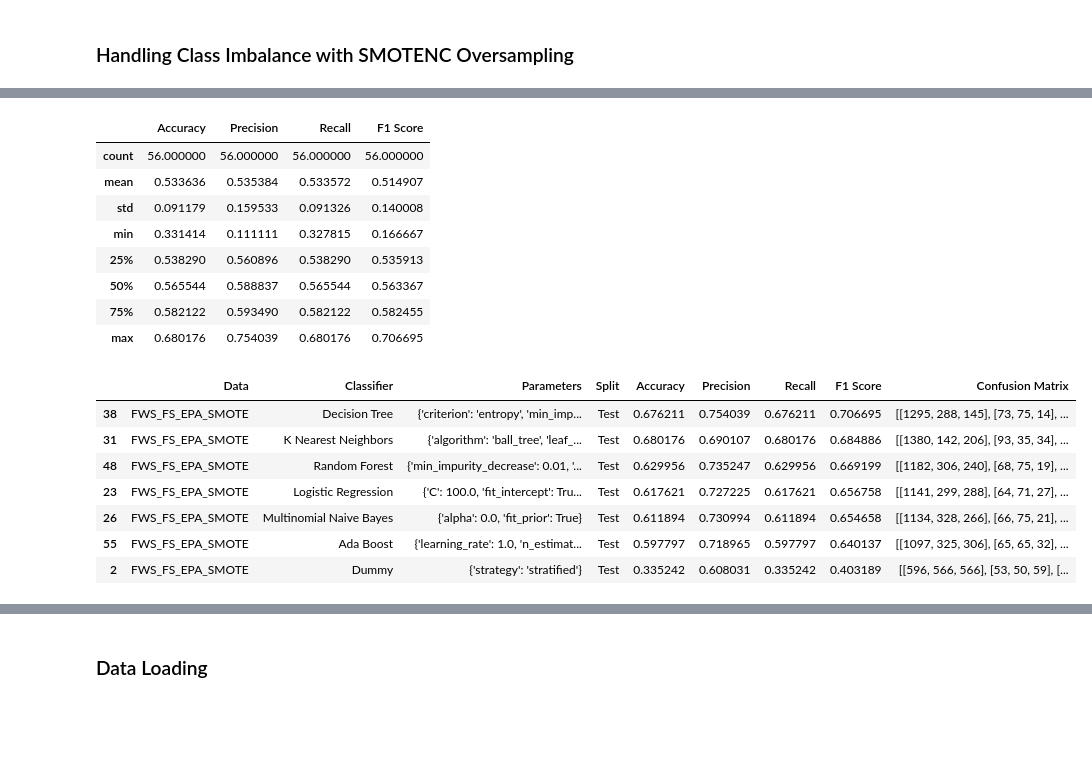
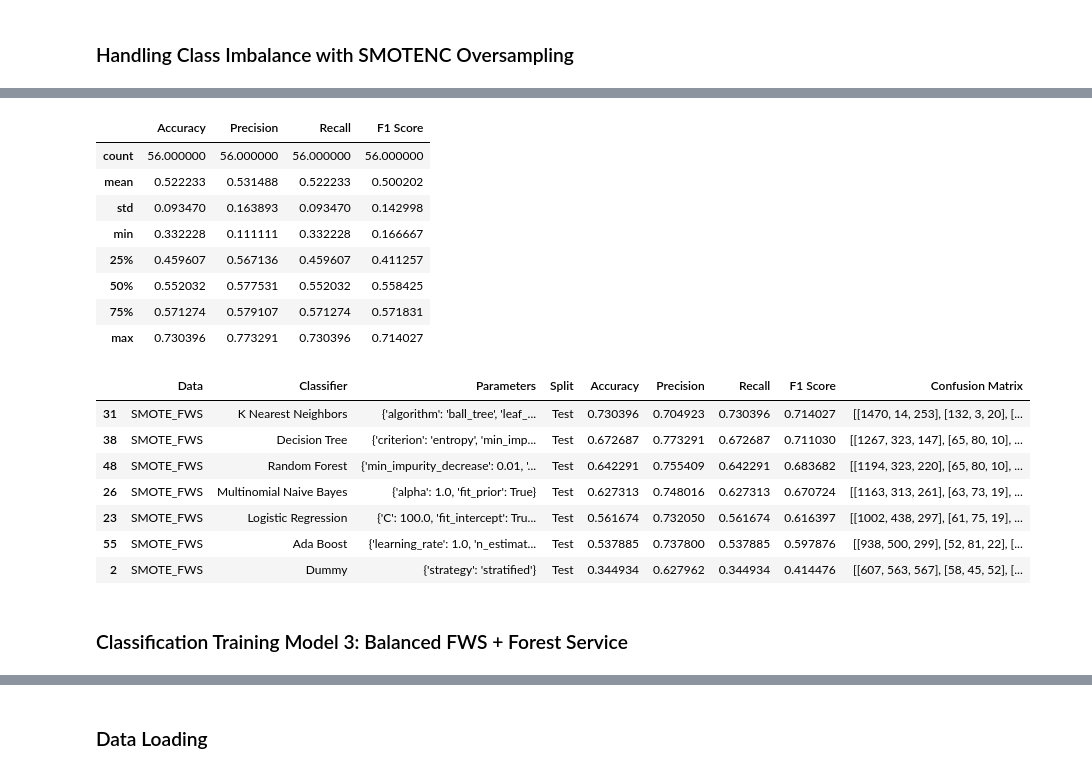
Before and after one commit to acdick/endangered_species_classification, a Jupyter notebook: Source/06_Classification_Modeling.ipynb, the cells around one changed output, grey strips where cells are left out. Saved outputs shown, nothing was run; the diff lists cells and outputs as text; code cells hidden in the pictures; blank space fills up the shorter version.

```diff
--- a/Source/06_Classification_Modeling.ipynb
+++ b/Source/06_Classification_Modeling.ipynb
@@ -259,8 +259,0 @@ model_fws_test.sort_values(by=['F1 Score'], ascending=False)
-# %%
-X_train_fws_fs = X_train.drop(['Days with AQI', 'Good Days'], axis=1)
-X_test_fws_fs  = X_test.drop(['Days with AQI', 'Good Days'], axis=1)
-
-# run FWS + FS dataset
-model_fws_fs = clf.fit_predict_measure(
-    'FWS_FS', X_train_fws_fs, X_test_fws_fs, y_train, y_test, y_labels, classifiers)
-model_fws_fs
@@ -345,8 +259,0 @@ model_fws_fs_test.sort_values(by=['F1 Score'], ascending=False)
-# %%
-X_train_fws_fs_epa = X_train
-X_test_fws_fs_epa  = X_test
-
-# run FWS + FS + EPA dataset
-model_fws_fs_epa = clf.fit_predict_measure(
-    'FWS_FS_EPA', X_train_fws_fs_epa, X_test_fws_fs_epa, y_train, y_test, y_labels, classifiers)
-model_fws_fs_epa
@@ -482,8 +314,11 @@ sns.scatterplot(x=X_train_smote.columns[0], y=X_train_smote.columns[1], data=X_t
 # %%
-# run balanced dataset
-model_fws_fs_epa_smote = clf.fit_predict_measure(
-    'FWS_FS_EPA_SMOTE', X_train_smote, X_test, y_train_smote, y_test, y_labels, classifiers)
-model_fws_fs_epa_smote
+X_train_smote_fws = X_train_smote[categorical_cols]
+X_test_fws        = X_test[categorical_cols]
+
+# run balanced FWS dataset
+model_smote_fws = clf.fit_predict_measure(
+    'SMOTE_FWS', X_train_smote_fws, X_test_fws, y_train_smote, y_test, y_labels, classifiers)
+model_smote_fws
 # %% [output]
 Running jobs: Dummy
 Fitting 5 folds for each of 2 candidates, totalling 10 fits
@@ -537,27 +371,29 @@ Fitting 5 folds for each of 9 candidates, totalling 45 fits
 ... (3 outputs left out)
 # %%
-# statistics of balanced classifiers (test and training sets)
-model_fws_fs_epa_smote.describe()
+# statistics of balanced FWS classifiers (test and training sets)
+model_smote_fws.describe()
 # %% [output]
 |  | Accuracy | Precision | Recall | F1 Score |
 | count | 56.000000 | 56.000000 | 56.000000 | 56.000000 |
-| mean | 0.533636 | 0.535384 | 0.533572 | 0.514907 |
-| std | 0.091179 | 0.159533 | 0.091326 | 0.140008 |
-| min | 0.331414 | 0.111111 | 0.327815 | 0.166667 |
-| 25% | 0.538290 | 0.560896 | 0.538290 | 0.535913 |
-| 50% | 0.565544 | 0.588837 | 0.565544 | 0.563367 |
-| 75% | 0.582122 | 0.593490 | 0.582122 | 0.582455 |
-| max | 0.680176 | 0.754039 | 0.680176 | 0.706695 |
+| mean | 0.522233 | 0.531488 | 0.522233 | 0.500202 |
+| std | 0.093470 | 0.163893 | 0.093470 | 0.142998 |
+| min | 0.332228 | 0.111111 | 0.332228 | 0.166667 |
+| 25% | 0.459607 | 0.567136 | 0.459607 | 0.411257 |
+| 50% | 0.552032 | 0.577531 | 0.552032 | 0.558425 |
+| 75% | 0.571274 | 0.579107 | 0.571274 | 0.571831 |
+| max | 0.730396 | 0.773291 | 0.730396 | 0.714027 |
 # %%
-# best estimators of balanced dataset
-model_fws_fs_epa_smote_test = model_fws_fs_epa_smote[model_fws_fs_epa_smote['Split'] == 'Test']
-model_fws_fs_epa_smote_test.sort_values(by=['F1 Score'], ascending=False)
+# best estimators of balanced FWS dataset
+model_smote_fws_test = model_smote_fws[model_smote_fws['Split'] == 'Test']
+model_smote_fws_test.sort_values(by=['F1 Score'], ascending=False)
 # %% [output]
 |  | Data | Classifier | Parameters | Split | Accuracy | Precision | Recall | F1 Score | Confusion Matrix |
-| 38 | FWS_FS_EPA_SMOTE | Decision Tree | {'criterion': 'entropy', 'min_imp... | Test | 0.676211 | 0.754039 | 0.676211 | 0.706695 | [[1295, 288, 145], [73, 75, 14], ... |
-| 31 | FWS_FS_EPA_SMOTE | K Nearest Neighbors | {'algorithm': 'ball_tree', 'leaf_... | Test | 0.680176 | 0.690107 | 0.680176 | 0.684886 | [[1380, 142, 206], [93, 35, 34], ... |
-| 48 | FWS_FS_EPA_SMOTE | Random Forest | {'min_impurity_decrease': 0.01, '... | Test | 0.629956 | 0.735247 | 0.629956 | 0.669199 | [[1182, 306, 240], [68, 75, 19], ... |
-| 23 | FWS_FS_EPA_SMOTE | Logistic Regression | {'C': 100.0, 'fit_intercept': Tru... | Test | 0.617621 | 0.727225 | 0.617621 | 0.656758 | [[1141, 299, 288], [64, 71, 27], ... |
-| 26 | FWS_FS_EPA_SMOTE | Multinomial Naive Bayes | {'alpha': 0.0, 'fit_prior': True} | Test | 0.611894 | 0.730994 | 0.611894 | 0.654658 | [[1134, 328, 266], [66, 75, 21], ... |
-| 55 | FWS_FS_EPA_SMOTE | Ada Boost | {'learning_rate': 1.0, 'n_estimat... | Test | 0.597797 | 0.718965 | 0.597797 | 0.640137 | [[1097, 325, 306], [65, 65, 32], ... |
-| 2 | FWS_FS_EPA_SMOTE | Dummy | {'strategy': 'stratified'} | Test | 0.335242 | 0.608031 | 0.335242 | 0.403189 | [[596, 566, 566], [53, 50, 59], [... |
+| 31 | SMOTE_FWS | K Nearest Neighbors | {'algorithm': 'ball_tree', 'leaf_... | Test | 0.730396 | 0.704923 | 0.730396 | 0.714027 | [[1470, 14, 253], [132, 3, 20], [... |
+| 38 | SMOTE_FWS | Decision Tree | {'criterion': 'entropy', 'min_imp... | Test | 0.672687 | 0.773291 | 0.672687 | 0.711030 | [[1267, 323, 147], [65, 80, 10], ... |
+| 48 | SMOTE_FWS | Random Forest | {'min_impurity_decrease': 0.01, '... | Test | 0.642291 | 0.755409 | 0.642291 | 0.683682 | [[1194, 323, 220], [65, 80, 10], ... |
+| 26 | SMOTE_FWS | Multinomial Naive Bayes | {'alpha': 1.0, 'fit_prior': True} | Test | 0.627313 | 0.748016 | 0.627313 | 0.670724 | [[1163, 313, 261], [63, 73, 19], ... |
+| 23 | SMOTE_FWS | Logistic Regression | {'C': 100.0, 'fit_intercept': Tru... | Test | 0.561674 | 0.732050 | 0.561674 | 0.616397 | [[1002, 438, 297], [61, 75, 19], ... |
+| 55 | SMOTE_FWS | Ada Boost | {'learning_rate': 1.0, 'n_estimat... | Test | 0.537885 | 0.737800 | 0.537885 | 0.597876 | [[938, 500, 299], [52, 81, 22], [... |
+| 2 | SMOTE_FWS | Dummy | {'strategy': 'stratified'} | Test | 0.344934 | 0.627962 | 0.344934 | 0.414476 | [[607, 563, 567], [58, 45, 52], [... |
+# %% [markdown]
+### Classification Training Model 3:  Balanced FWS + Forest Service
```
Also changed, not shown: parts of 28 cells of this notebook, 10 other files.
